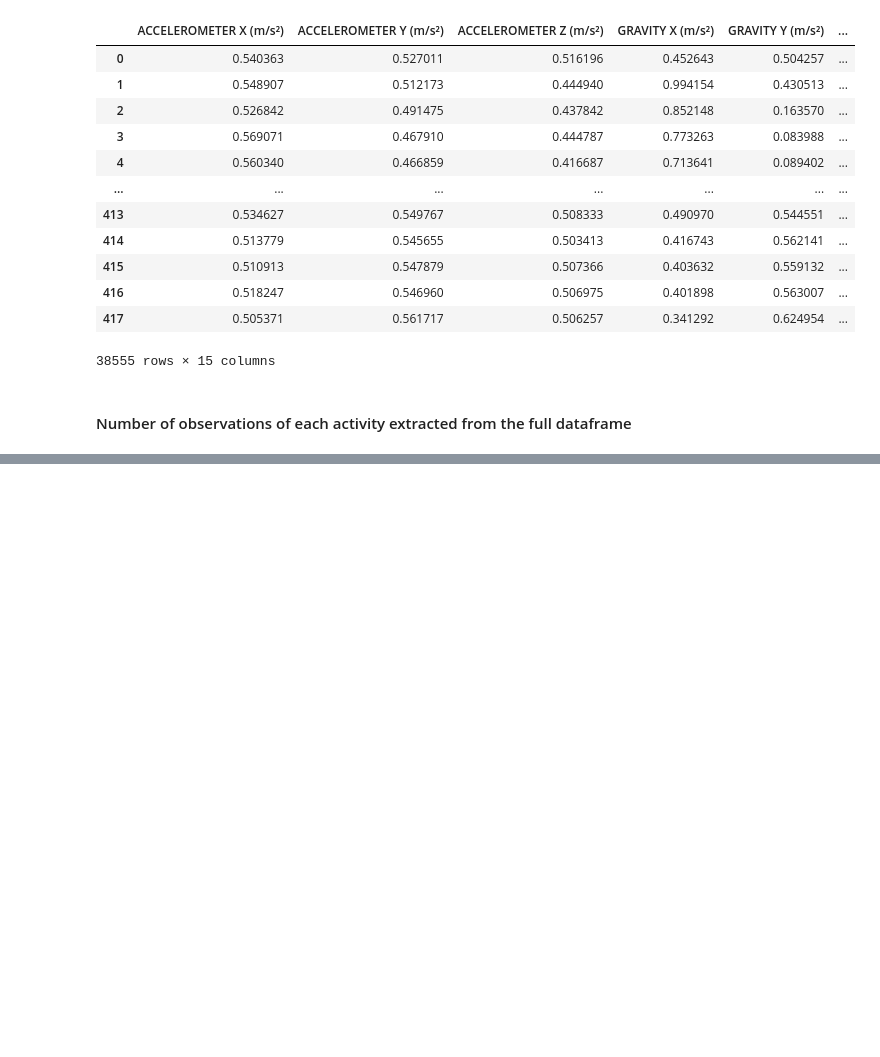
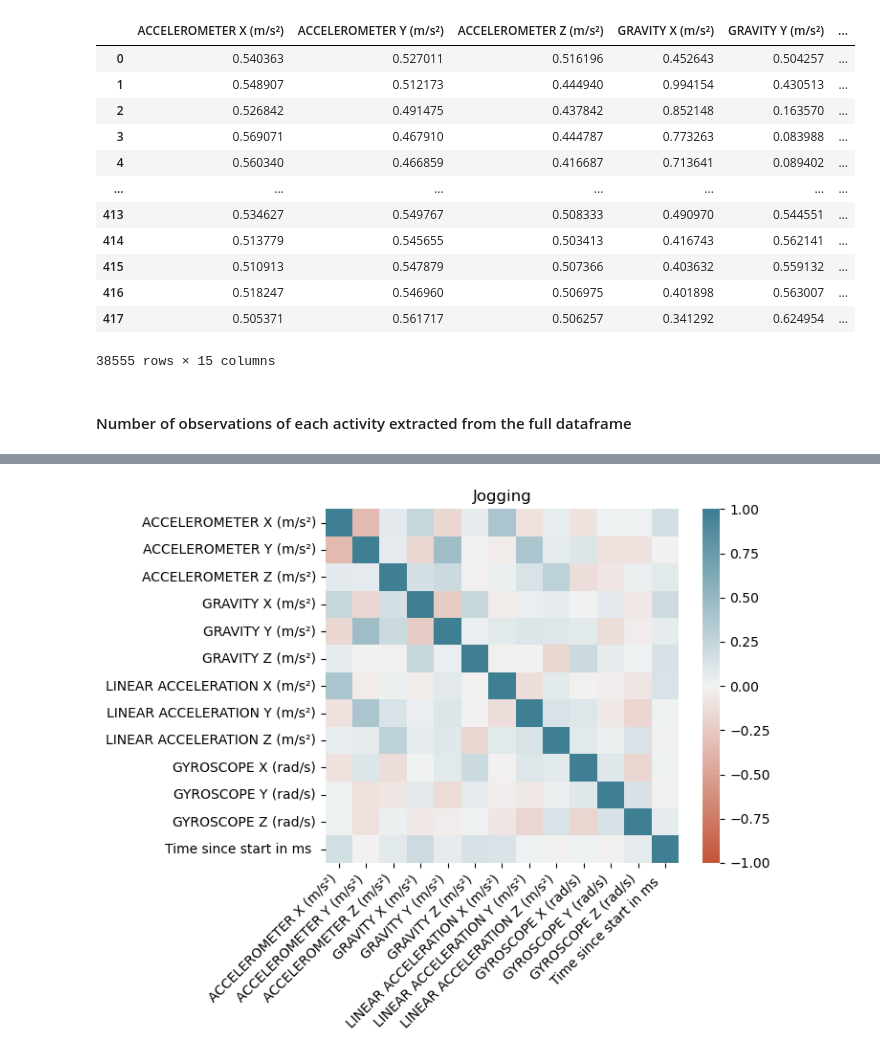
Before and after one commit to hdnsameera/CIS-7017, a Jupyter notebook: testCode.ipynb, the cells around one changed output, grey strips where cells are left out. Drawn from its saved outputs; the diff is of its cells as text; code cells hidden in the pictures; blank space fills up the shorter version.

```diff
--- a/testCode.ipynb
+++ b/testCode.ipynb
@@ -355,0 +424,4 @@ PUSHUPS - 413
+# %%
+fnCorr(df_1)
+# %% [output]
+[figure, added]
```
Also changed, not shown: parts of 25 cells of this notebook.
